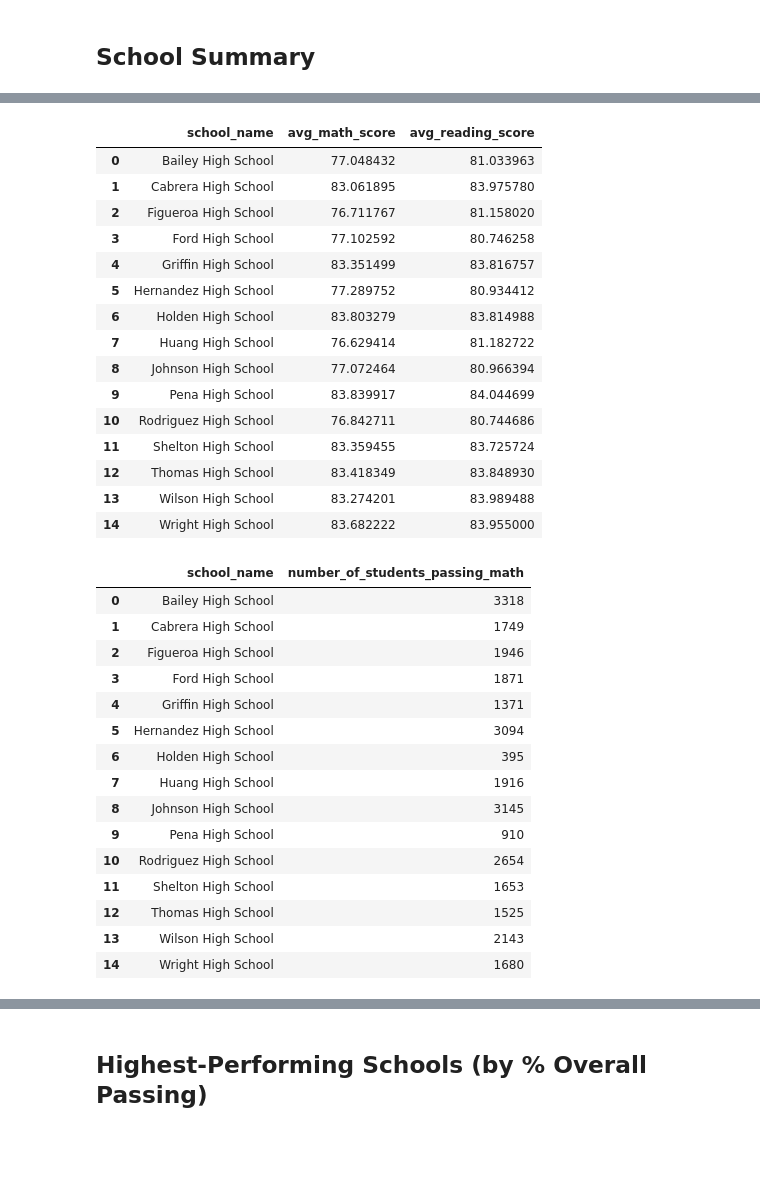
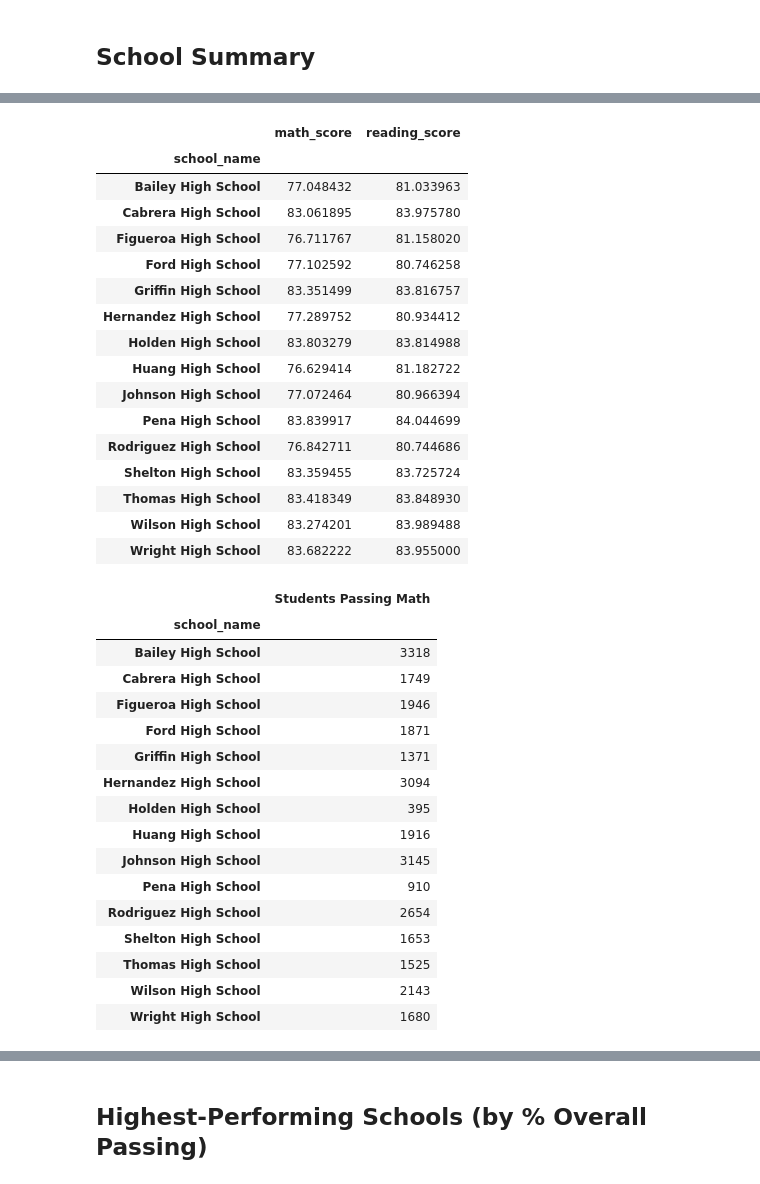
Before and after one commit to jmil86/pandas-challenge, a Jupyter notebook: PyCitySchools/PyCitySchools_starter.ipynb, the cells around one changed output, grey strips where cells are left out. Drawn from its saved outputs; the diff is of its cells as text; code cells hidden in the pictures; blank space fills up the shorter version.

Commit message:
Finished per_school_summary

```diff
--- a/PyCitySchools/PyCitySchools_starter.ipynb
+++ b/PyCitySchools/PyCitySchools_starter.ipynb
@@ -170,53 +174,55 @@ print(schools_df[['school_name', 'total_budget', 'per_capita_spending']])
 # %%
 # Calculate the average test scores per school from school_data_complete
 average_scores = school_data_complete.groupby('school_name').agg({
     'math_score': 'mean',
     'reading_score': 'mean'
-}).reset_index()
-
-average_scores.columns = ['school_name', 'avg_math_score', 'avg_reading_score']
+})
 
 average_scores
 # %% [output]
-|  | school_name | avg_math_score | avg_reading_score |
-| 0 | Bailey High School | 77.048432 | 81.033963 |
-| 1 | Cabrera High School | 83.061895 | 83.975780 |
-| 2 | Figueroa High School | 76.711767 | 81.158020 |
-| 3 | Ford High School | 77.102592 | 80.746258 |
-| 4 | Griffin High School | 83.351499 | 83.816757 |
-| 5 | Hernandez High School | 77.289752 | 80.934412 |
-| 6 | Holden High School | 83.803279 | 83.814988 |
-| 7 | Huang High School | 76.629414 | 81.182722 |
-| 8 | Johnson High School | 77.072464 | 80.966394 |
-| 9 | Pena High School | 83.839917 | 84.044699 |
-| 10 | Rodriguez High School | 76.842711 | 80.744686 |
-| 11 | Shelton High School | 83.359455 | 83.725724 |
-| 12 | Thomas High School | 83.418349 | 83.848930 |
-| 13 | Wilson High School | 83.274201 | 83.989488 |
-| 14 | Wright High School | 83.682222 | 83.955000 |
+|  | math_score | reading_score |
+| school_name |  |  |
+| Bailey High School | 77.048432 | 81.033963 |
+| Cabrera High School | 83.061895 | 83.975780 |
+| Figueroa High School | 76.711767 | 81.158020 |
+| Ford High School | 77.102592 | 80.746258 |
+| Griffin High School | 83.351499 | 83.816757 |
+| Hernandez High School | 77.289752 | 80.934412 |
+| Holden High School | 83.803279 | 83.814988 |
+| Huang High School | 76.629414 | 81.182722 |
+| Johnson High School | 77.072464 | 80.966394 |
+| Pena High School | 83.839917 | 84.044699 |
+| Rodriguez High School | 76.842711 | 80.744686 |
+| Shelton High School | 83.359455 | 83.725724 |
+| Thomas High School | 83.418349 | 83.848930 |
+| Wilson High School | 83.274201 | 83.989488 |
+| Wright High School | 83.682222 | 83.955000 |
 # %%
 # Calculate the number of students per school with math scores of 70 or higher from school_data_complete
-students_passing_math = school_data_complete['math_score'] >= 70
-school_students_passing_math = school_data_complete[students_passing_math].groupby('school_name').size().reset_index(name= 'number_of_students_passing_math')
+passing_math_df = school_data_complete[school_data_complete['math_score'] >= 70]
 
+students_passing_math = passing_math_df.groupby('school_name').size()
 
-school_students_passing_math
+students_passing_math_df = students_passing_math.to_frame(name='Students Passing Math')
+
+students_passing_math_df
 # %% [output]
-|  | school_name | number_of_students_passing_math |
-| 0 | Bailey High School | 3318 |
-| 1 | Cabrera High School | 1749 |
-| 2 | Figueroa High School | 1946 |
-| 3 | Ford High School | 1871 |
-| 4 | Griffin High School | 1371 |
-| 5 | Hernandez High School | 3094 |
-| 6 | Holden High School | 395 |
-| 7 | Huang High School | 1916 |
-| 8 | Johnson High School | 3145 |
-| 9 | Pena High School | 910 |
-| 10 | Rodriguez High School | 2654 |
-| 11 | Shelton High School | 1653 |
-| 12 | Thomas High School | 1525 |
-| 13 | Wilson High School | 2143 |
-| 14 | Wright High School | 1680 |
+|  | Students Passing Math |
+| school_name |  |
+| Bailey High School | 3318 |
+| Cabrera High School | 1749 |
+| Figueroa High School | 1946 |
+| Ford High School | 1871 |
+| Griffin High School | 1371 |
+| Hernandez High School | 3094 |
+| Holden High School | 395 |
+| Huang High School | 1916 |
+| Johnson High School | 3145 |
+| Pena High School | 910 |
+| Rodriguez High School | 2654 |
+| Shelton High School | 1653 |
+| Thomas High School | 1525 |
+| Wilson High School | 2143 |
+| Wright High School | 1680 |
 # %%
 # Calculate the number of students per school with reading scores of 70 or higher from school_data_complete
```
Also changed, not shown: parts of 8 cells of this notebook.
